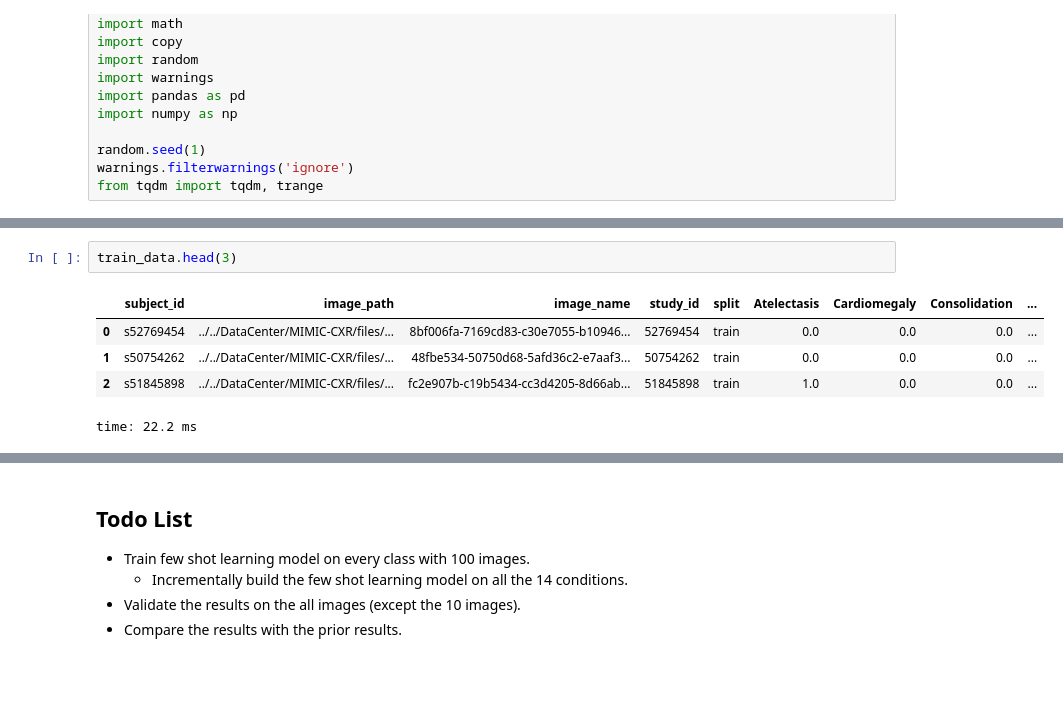
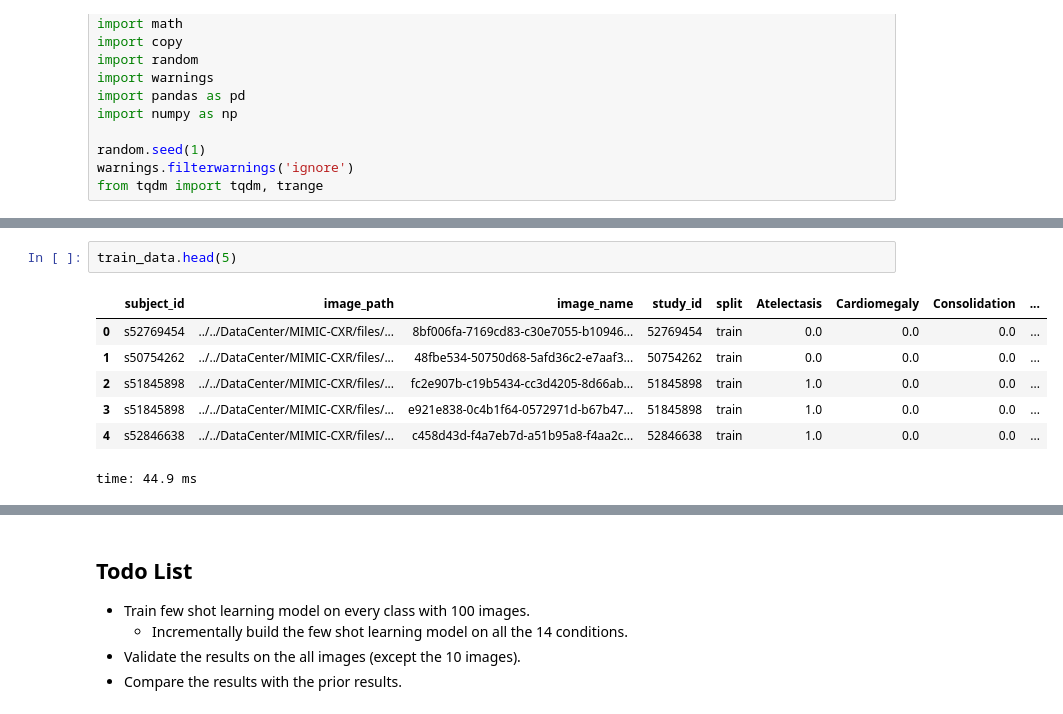
Before and after one commit to anbhimi/Radiology_FSL, a Jupyter notebook: code/1_anbhimi_original_few_shot_learning.ipynb, the cells around one changed output, grey strips where cells are left out. Saved outputs shown, nothing was run; the diff lists cells and outputs as text; blank space fills up the shorter version.

Commit message:
Updating code files and adding models,logs and data

```diff
--- a/1_anbhimi_original_few_shot_learning.ipynb
+++ b/code/1_anbhimi_original_few_shot_learning.ipynb
@@ -44,11 +44,13 @@ time: 928 ms
 # %%
-train_data.head(3)
+train_data.head(5)
 # %% [output]
 |  | subject_id | image_path | image_name | study_id | split | Atelectasis | Cardiomegaly | Consolidation | ... |
 | 0 | s52769454 | ../../DataCenter/MIMIC-CXR/files/... | 8bf006fa-7169cd83-c30e7055-b10946... | 52769454 | train | 0.0 | 0.0 | 0.0 | ... |
 | 1 | s50754262 | ../../DataCenter/MIMIC-CXR/files/... | 48fbe534-50750d68-5afd36c2-e7aaf3... | 50754262 | train | 0.0 | 0.0 | 0.0 | ... |
 | 2 | s51845898 | ../../DataCenter/MIMIC-CXR/files/... | fc2e907b-c19b5434-cc3d4205-8d66ab... | 51845898 | train | 1.0 | 0.0 | 0.0 | ... |
+| 3 | s51845898 | ../../DataCenter/MIMIC-CXR/files/... | e921e838-0c4b1f64-0572971d-b67b47... | 51845898 | train | 1.0 | 0.0 | 0.0 | ... |
+| 4 | s52846638 | ../../DataCenter/MIMIC-CXR/files/... | c458d43d-f4a7eb7d-a51b95a8-f4aa2c... | 52846638 | train | 1.0 | 0.0 | 0.0 | ... |
-time: 22.2 ms
+time: 44.9 ms
 # %%
 import cv2
 import csv
```
Also changed, not shown: parts of 25 cells of this notebook, 7 other files.
